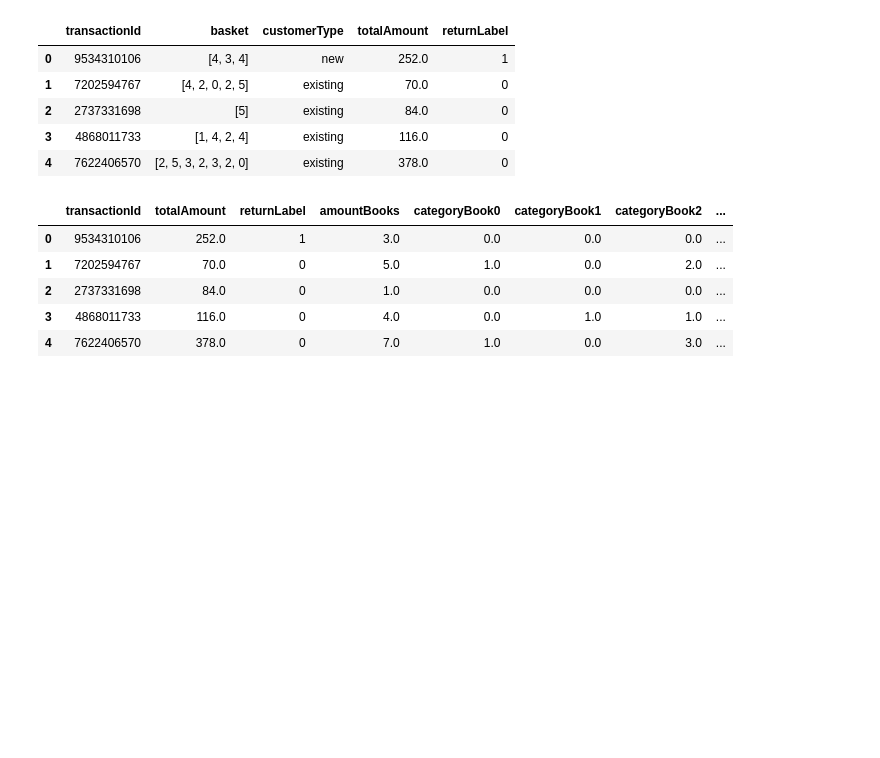
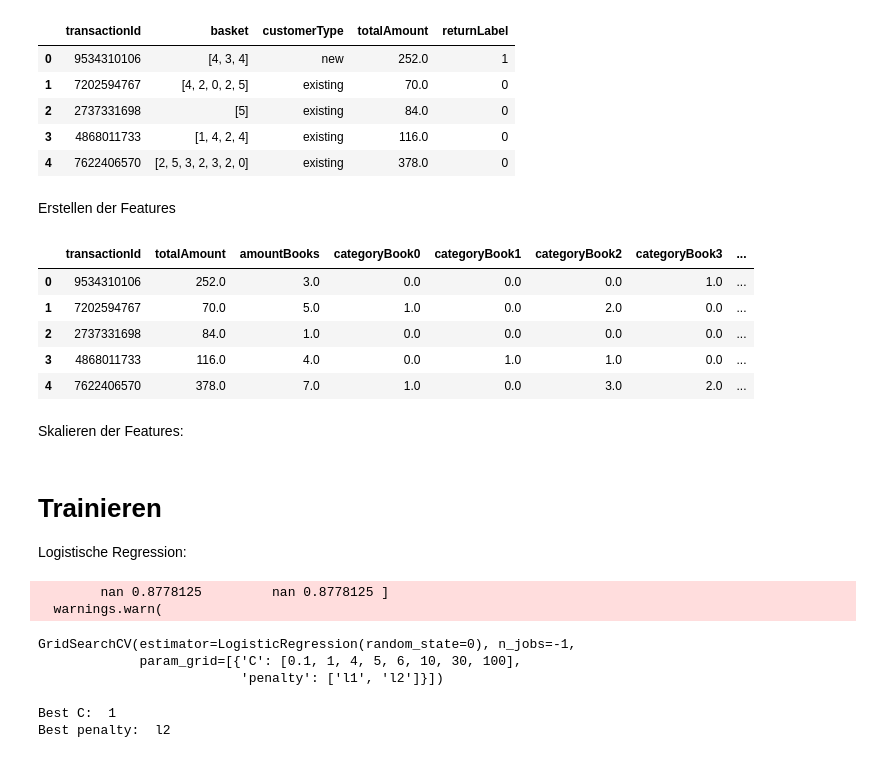
Before and after one commit to daniel-seiler/MlLab, a Jupyter notebook: ML_Tasks.ipynb, the cells around one changed output. Drawn from its saved outputs; the diff is of its cells as text; code cells hidden in the pictures; blank space fills up the shorter version.

```diff
--- a/ML_Tasks.ipynb
+++ b/ML_Tasks.ipynb
@@ -57,7 +65,3 @@ trainDF['returnLabel'].hist()
 # %% [output]
 <AxesSubplot:>
 [figure]
-# %%
-df = trainDF.drop("transactionId",axis=1)
-df = df.drop("basket",axis=1)
-df = df.drop("totalAmount", axis =1)
@@ -118,24 +121,29 @@ df_train.head()
 | 2 | 2737331698 | [5] | existing | 84.0 | 0 |
 | 3 | 4868011733 | [1, 4, 2, 4] | existing | 116.0 | 0 |
 | 4 | 7622406570 | [2, 5, 3, 2, 3, 2, 0] | existing | 378.0 | 0 |
+# %% [markdown]
+Erstellen der Features
 # %%
 def createFeatures(df):
     basket = []
     for df_basket in df['basket']:
         basket.append(eval(df_basket))
     df = df.drop(columns='basket')
     for it in range(0, len(basket)):
         df.at[it, 'amountBooks'] = len(basket[it])
         for category in range(0, 6):
             df.at[it, 'categoryBook' + str(category)] = basket[it].count(category)
     return pd.get_dummies(df)
 
-df_train = createFeatures(df_train)
-df_train.head()
+X_train = createFeatures(df_train.drop(columns='returnLabel'))
+y_train = df_train['returnLabel']
+X_train.head()
 # %% [output]
-|  | transactionId | totalAmount | returnLabel | amountBooks | categoryBook0 | categoryBook1 | categoryBook2 | ... |
-| 0 | 9534310106 | 252.0 | 1 | 3.0 | 0.0 | 0.0 | 0.0 | ... |
-| 1 | 7202594767 | 70.0 | 0 | 5.0 | 1.0 | 0.0 | 2.0 | ... |
-| 2 | 2737331698 | 84.0 | 0 | 1.0 | 0.0 | 0.0 | 0.0 | ... |
-| 3 | 4868011733 | 116.0 | 0 | 4.0 | 0.0 | 1.0 | 1.0 | ... |
-| 4 | 7622406570 | 378.0 | 0 | 7.0 | 1.0 | 0.0 | 3.0 | ... |
+|  | transactionId | totalAmount | amountBooks | categoryBook0 | categoryBook1 | categoryBook2 | categoryBook3 | ... |
+| 0 | 9534310106 | 252.0 | 3.0 | 0.0 | 0.0 | 0.0 | 1.0 | ... |
+| 1 | 7202594767 | 70.0 | 5.0 | 1.0 | 0.0 | 2.0 | 0.0 | ... |
+| 2 | 2737331698 | 84.0 | 1.0 | 0.0 | 0.0 | 0.0 | 0.0 | ... |
+| 3 | 4868011733 | 116.0 | 4.0 | 0.0 | 1.0 | 1.0 | 0.0 | ... |
+| 4 | 7622406570 | 378.0 | 7.0 | 1.0 | 0.0 | 3.0 | 2.0 | ... |
+# %% [markdown]
+Skalieren der Features:
@@ -141,0 +154,23 @@ df_train.head()
+# %% [markdown]
+# Trainieren
+Logistische Regression:
+# %%
+from sklearn.linear_model import LogisticRegression
+from sklearn.model_selection import GridSearchCV
+
+logisticRegParam = [{'C':[0.1 ,1 ,4, 5, 6, 10, 30, 100], 'penalty': ["l1", "l2"]}]
+logisticRegr = LogisticRegression(random_state = 0)
+logisticRegrGrid = GridSearchCV(estimator = logisticRegr, param_grid = logisticRegParam, n_jobs = -1)
+logisticRegrGrid.fit(X_train_scaled, y_train)
+# %% [output]
+        nan 0.8778125         nan 0.8778125 ]
+  warnings.warn(
+GridSearchCV(estimator=LogisticRegression(random_state=0), n_jobs=-1,
+             param_grid=[{'C': [0.1, 1, 4, 5, 6, 10, 30, 100],
+                          'penalty': ['l1', 'l2']}])
+# %%
+print("Best C: ", logisticRegrGrid.best_estimator_.C)
+print("Best penalty: ", logisticRegrGrid.best_estimator_.penalty)
+# %% [output]
+Best C:  1
+Best penalty:  l2
```
Also changed, not shown: parts of 51 cells of this notebook.
